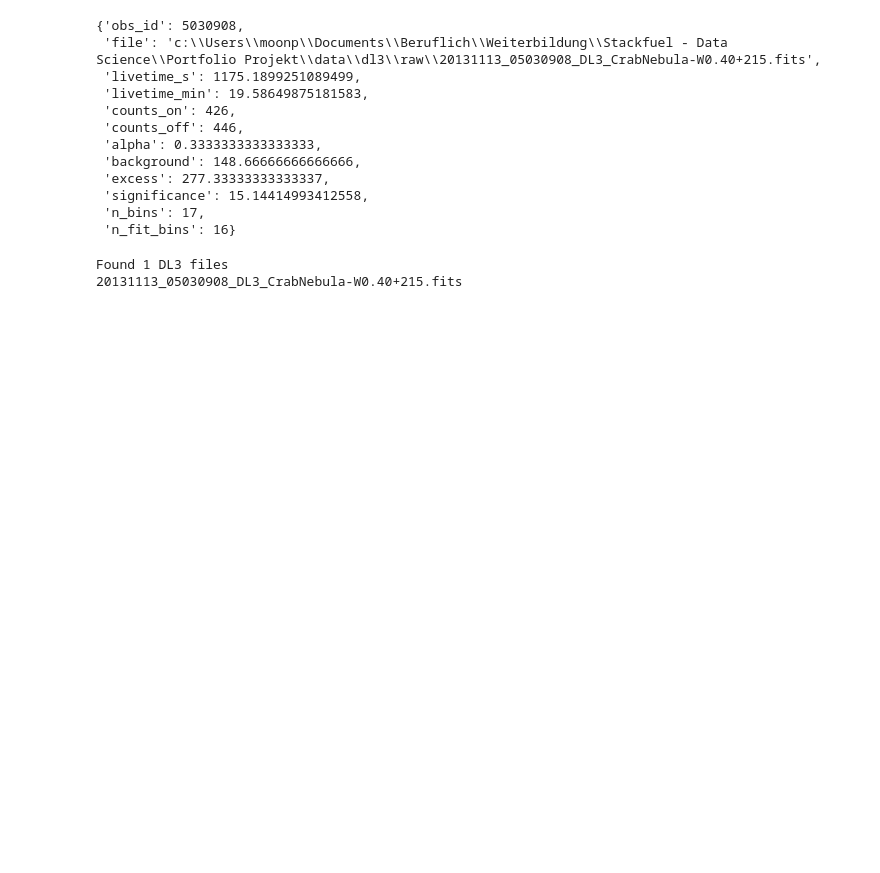
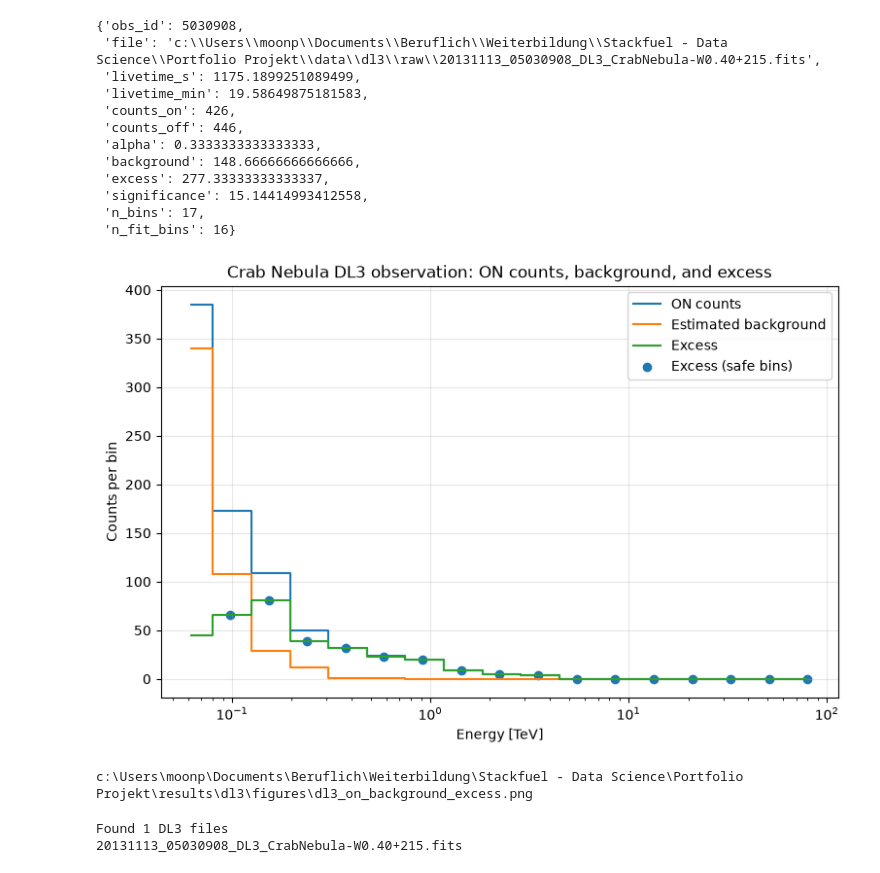
Before and after one commit to k-skupin/MAGIC-Gamma-Telescope, a Jupyter notebook: notebooks/dl3_real_data/MAGIC_DL3.ipynb, the cells around one changed output. Drawn from its saved outputs; the diff is of its cells as text; code cells hidden in the pictures; blank space fills up the shorter version.

```diff
--- a/notebooks/dl3_real_data/MAGIC_DL3.ipynb
+++ b/notebooks/dl3_real_data/MAGIC_DL3.ipynb
@@ -1272,6 +1593,62 @@ No default upper safe energy threshold defined for obs 5030908
  'significance': 15.14414993412558,
  'n_bins': 17,
  'n_fit_bins': 16}
+# %%
+import numpy as np
+import matplotlib.pyplot as plt
+
+# Sicherstellen, dass der Ergebnisordner existiert
+RESULTS_DL3_FIGURES.mkdir(parents=True, exist_ok=True)
+
+# Energieachse
+energy_axis = dataset_test.counts.geom.axes["energy"]
+e_min = energy_axis.edges[:-1].to_value("TeV")
+e_max = energy_axis.edges[1:].to_value("TeV")
+e_center = np.sqrt(e_min * e_max)
+
+# Daten aus dem Dataset holen
+counts_on = np.squeeze(dataset_test.counts.data)
+counts_off = np.squeeze(dataset_test.counts_off.data)
+
+acceptance = np.squeeze(dataset_test.acceptance.data)
+acceptance_off = np.squeeze(dataset_test.acceptance_off.data)
+alpha = acceptance / acceptance_off
+
+background = alpha * counts_off
+excess = counts_on - background
+
+# Safe mask
+safe_mask = np.squeeze(dataset_test.mask_safe.data).astype(bool)
+
+# Plot
+plt.figure(figsize=(9, 5.5))
+
+plt.step(e_center, counts_on, where="mid", label="ON counts")
+plt.step(e_center, background, where="mid", label="Estimated background")
+plt.step(e_center, excess, where="mid", label="Excess")
+
+# Sichere Bins zusätzlich markieren
+plt.scatter(
+    e_center[safe_mask],
+    excess[safe_mask],
+    label="Excess (safe bins)"
+)
+
+plt.xscale("log")
+plt.xlabel("Energy [TeV]")
+plt.ylabel("Counts per bin")
+plt.title("Crab Nebula DL3 observation: ON counts, background, and excess")
+plt.legend()
+plt.grid(True, alpha=0.3)
+
+save_path = RESULTS_DL3_FIGURES / "dl3_on_background_excess.png"
+plt.savefig(save_path, dpi=300, bbox_inches="tight")
+plt.show()
+
+print(save_path)
+# %% [output]
+[figure, added]
+c:\Users\moonp\Documents\Beruflich\Weiterbildung\Stackfuel - Data Science\Portfolio Projekt\results\dl3\figures\dl3_on_background_excess.png
 # %%
 fits_files = sorted(DATA_DL3_RAW.glob("*DL3*.fits"))
 
```
Also changed, not shown: parts of 16 cells of this notebook, 6 other files.
